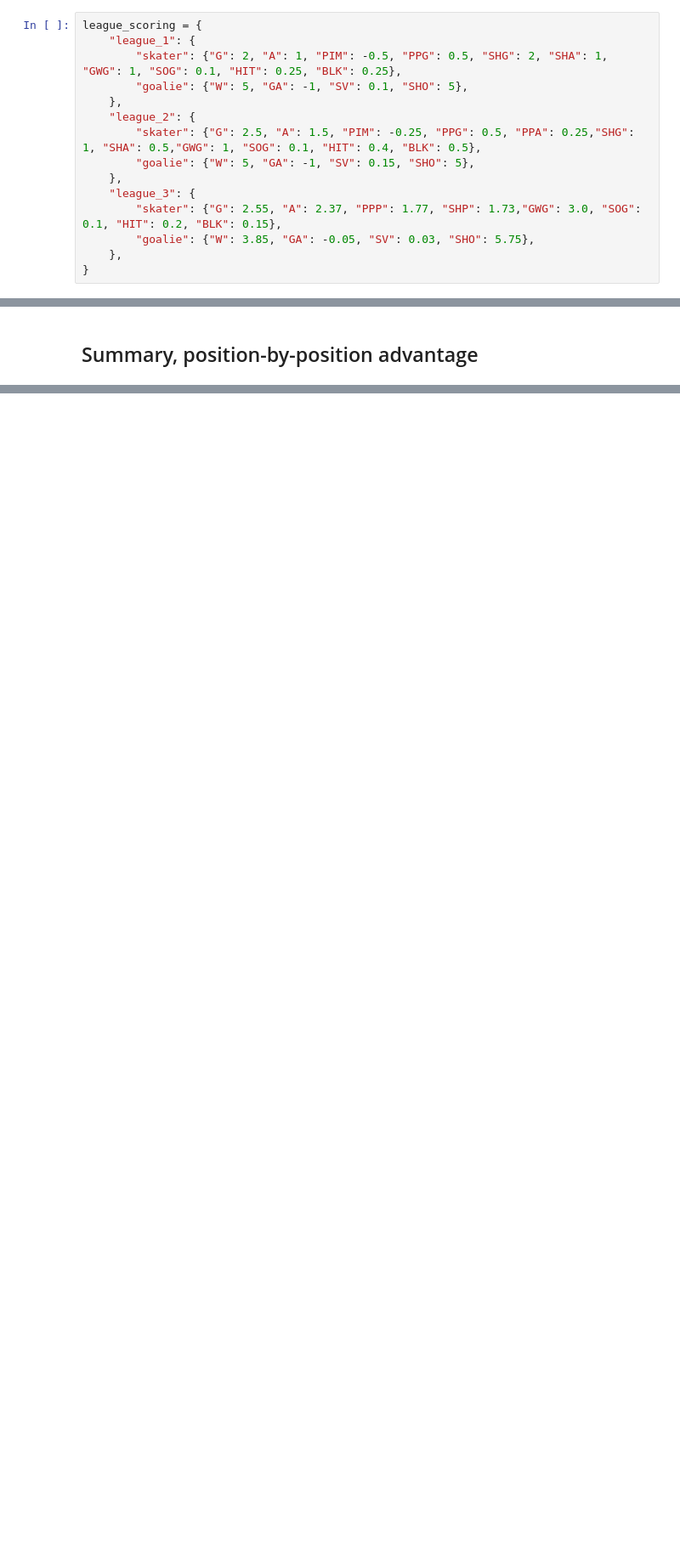
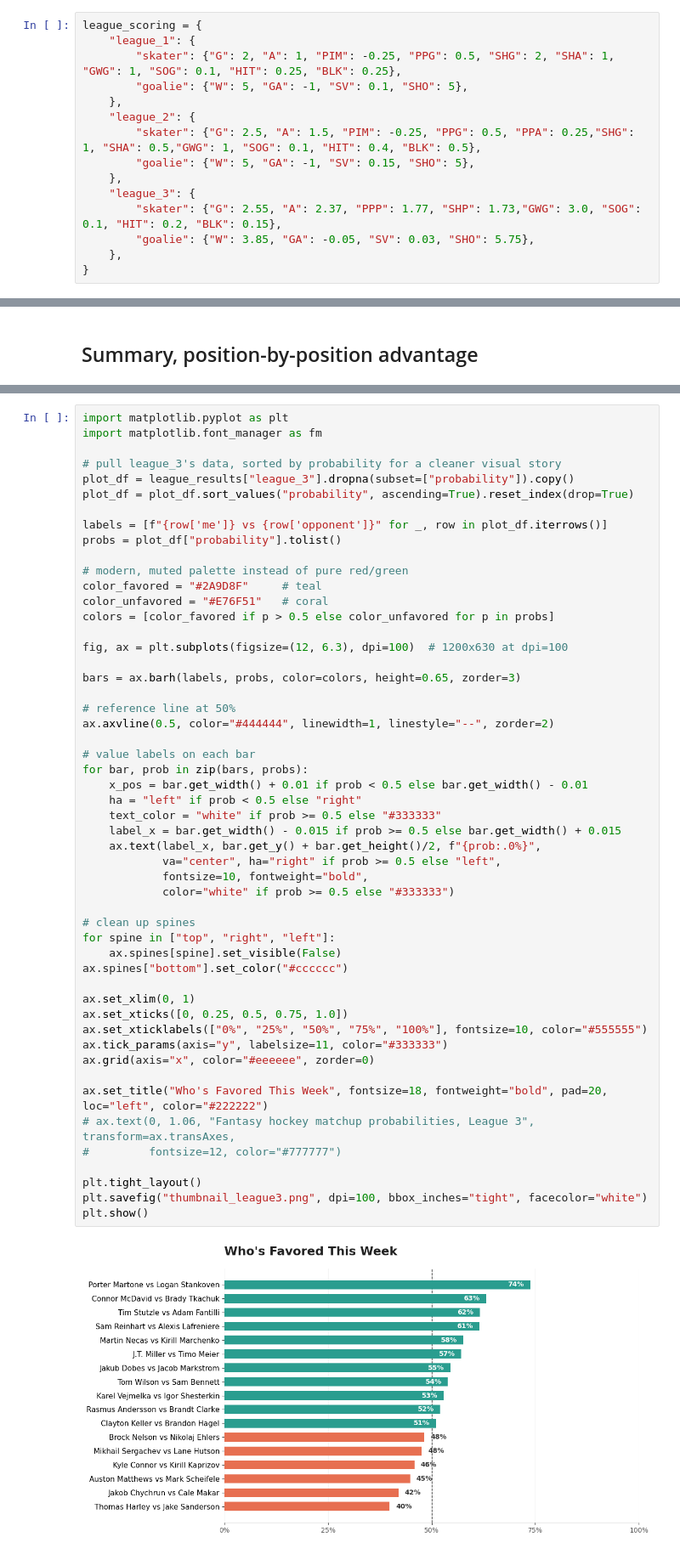
Before and after one commit to avieno33/fantasy-hockey-weekly-predictions, a Jupyter notebook: notebooks/week01_matchup_calls.ipynb, the cells around one changed output, grey strips where cells are left out. Shown at 85% size. Saved outputs shown, nothing was run; the diff lists cells and outputs as text; blank space fills up the shorter version.

```diff
--- a/notebooks/week01_matchup_calls.ipynb
+++ b/notebooks/week01_matchup_calls.ipynb
@@ -46,7 +46,7 @@ under each league's own weights. The matchups provided are for the players in th
 # %%
 league_scoring = {
     "league_1": {
-        "skater": {"G": 2, "A": 1, "PIM": -0.5, "PPG": 0.5, "SHG": 2, "SHA": 1, "GWG": 1, "SOG": 0.1, "HIT": 0.25, "BLK": 0.25},
+        "skater": {"G": 2, "A": 1, "PIM": -0.25, "PPG": 0.5, "SHG": 2, "SHA": 1, "GWG": 1, "SOG": 0.1, "HIT": 0.25, "BLK": 0.25},
         "goalie": {"W": 5, "GA": -1, "SV": 0.1, "SHO": 5},
     },
     "league_2": {
@@ -204,6 +204,60 @@ for league, df in league_results.items():
 # %% [output]
 [figure]
 [figure]
+# %%
+import matplotlib.pyplot as plt
+import matplotlib.font_manager as fm
+
+# pull league_3's data, sorted by probability for a cleaner visual story
+plot_df = league_results["league_3"].dropna(subset=["probability"]).copy()
+plot_df = plot_df.sort_values("probability", ascending=True).reset_index(drop=True)
+
+labels = [f"{row['me']} vs {row['opponent']}" for _, row in plot_df.iterrows()]
+probs = plot_df["probability"].tolist()
+
+# modern, muted palette instead of pure red/green
+color_favored = "#2A9D8F"     # teal
+color_unfavored = "#E76F51"   # coral
+colors = [color_favored if p > 0.5 else color_unfavored for p in probs]
+
+fig, ax = plt.subplots(figsize=(12, 6.3), dpi=100)  # 1200x630 at dpi=100
+
+bars = ax.barh(labels, probs, color=colors, height=0.65, zorder=3)
+
+# reference line at 50%
+ax.axvline(0.5, color="#444444", linewidth=1, linestyle="--", zorder=2)
+
+# value labels on each bar
+for bar, prob in zip(bars, probs):
+    x_pos = bar.get_width() + 0.01 if prob < 0.5 else bar.get_width() - 0.01
+    ha = "left" if prob < 0.5 else "right"
+    text_color = "white" if prob >= 0.5 else "#333333"
+    label_x = bar.get_width() - 0.015 if prob >= 0.5 else bar.get_width() + 0.015
+    ax.text(label_x, bar.get_y() + bar.get_height()/2, f"{prob:.0%}",
+            va="center", ha="right" if prob >= 0.5 else "left",
+            fontsize=10, fontweight="bold",
+            color="white" if prob >= 0.5 else "#333333")
+
+# clean up spines
+for spine in ["top", "right", "left"]:
+    ax.spines[spine].set_visible(False)
+ax.spines["bottom"].set_color("#cccccc")
+
+ax.set_xlim(0, 1)
+ax.set_xticks([0, 0.25, 0.5, 0.75, 1.0])
+ax.set_xticklabels(["0%", "25%", "50%", "75%", "100%"], fontsize=10, color="#555555")
+ax.tick_params(axis="y", labelsize=11, color="#333333")
+ax.grid(axis="x", color="#eeeeee", zorder=0)
+
+ax.set_title("Who's Favored This Week", fontsize=18, fontweight="bold", pad=20, loc="left", color="#222222")
+# ax.text(0, 1.06, "Fantasy hockey matchup probabilities, League 3", transform=ax.transAxes,
+#         fontsize=12, color="#777777")
+
+plt.tight_layout()
+plt.savefig("thumbnail_league3.png", dpi=100, bbox_inches="tight", facecolor="white")
+plt.show()
+# %% [output]
+[figure, added]
 # %%
 def collect_estimates_for_plot(league_name):
     scoring = league_scoring[league_name]
```
Also changed, not shown: parts of 15 cells of this notebook.
